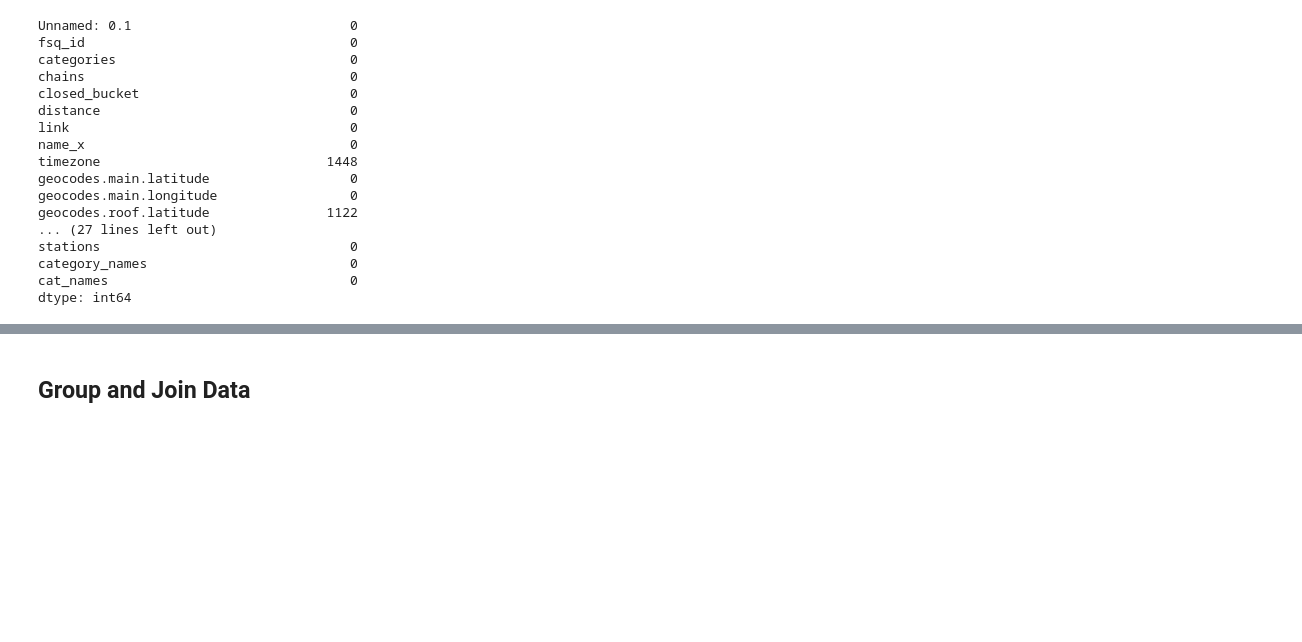
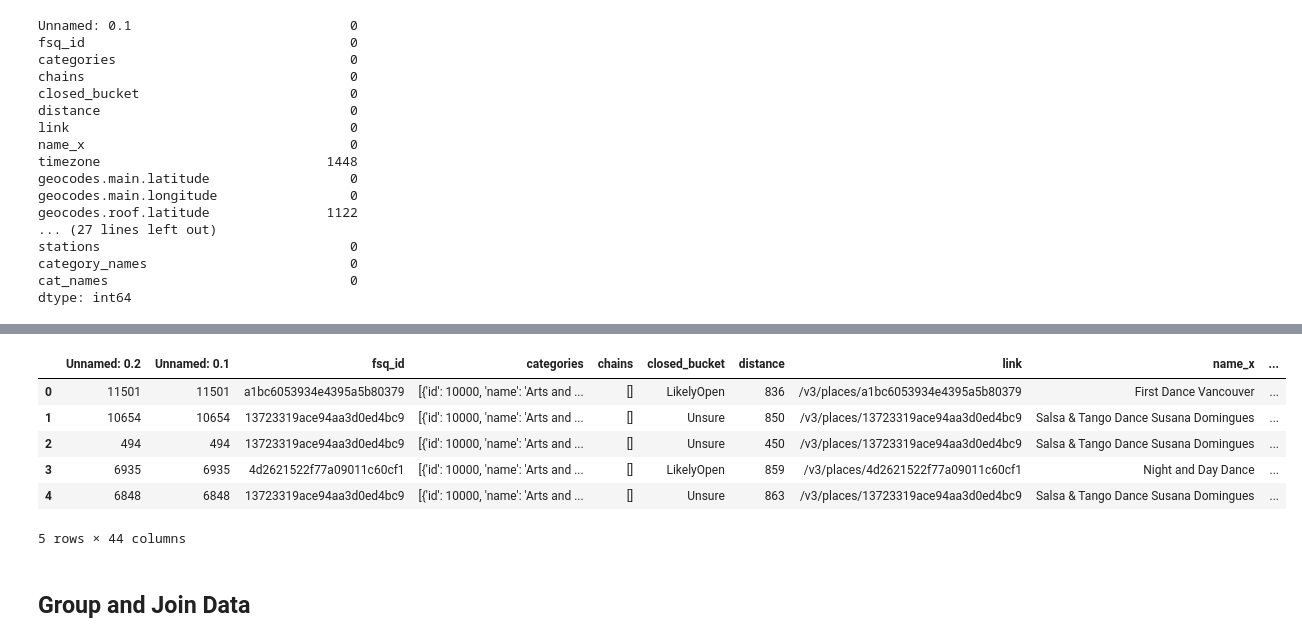
Before and after one commit to Jacyndy/Statistical-Modelling-With-Python, a Jupyter notebook: notebooks/yelp_foursquare_EDA.ipynb, the cells around one changed output, grey strips where cells are left out. Cells and saved outputs as stored; diff of their text form; code cells hidden in the pictures; blank space fills up the shorter version.

```diff
--- a/notebooks/yelp_foursquare_EDA.ipynb
+++ b/notebooks/yelp_foursquare_EDA.ipynb
@@ -533,2 +507,2 @@ df_dropped_columns_sorted.to_csv('final_data.csv')
 # %%
-# data = pd.read_csv('final_data.csv')
+data = pd.read_csv('final_data.csv')
@@ -537 +509,11 @@ df_dropped_columns_sorted.to_csv('final_data.csv')
+# %%
+data.head()
+# %% [output]
+|  | Unnamed: 0.2 | Unnamed: 0.1 | fsq_id | categories | chains | closed_bucket | distance | link | name_x | ... |
+| 0 | 11501 | 11501 | a1bc6053934e4395a5b80379 | [{'id': 10000, 'name': 'Arts and ... | [] | LikelyOpen | 836 | /v3/places/a1bc6053934e4395a5b80379 | First Dance Vancouver | ... |
+| 1 | 10654 | 10654 | 13723319ace94aa3d0ed4bc9 | [{'id': 10000, 'name': 'Arts and ... | [] | Unsure | 850 | /v3/places/13723319ace94aa3d0ed4bc9 | Salsa & Tango Dance Susana Domingues | ... |
+| 2 | 494 | 494 | 13723319ace94aa3d0ed4bc9 | [{'id': 10000, 'name': 'Arts and ... | [] | Unsure | 450 | /v3/places/13723319ace94aa3d0ed4bc9 | Salsa & Tango Dance Susana Domingues | ... |
+| 3 | 6935 | 6935 | 4d2621522f77a09011c60cf1 | [{'id': 10000, 'name': 'Arts and ... | [] | LikelyOpen | 859 | /v3/places/4d2621522f77a09011c60cf1 | Night and Day Dance | ... |
+| 4 | 6848 | 6848 | 13723319ace94aa3d0ed4bc9 | [{'id': 10000, 'name': 'Arts and ... | [] | Unsure | 863 | /v3/places/13723319ace94aa3d0ed4bc9 | Salsa & Tango Dance Susana Domingues | ... |
+5 rows × 44 columns
 # %%
```
Also changed, not shown: parts of 19 cells of this notebook, 3 other files.
